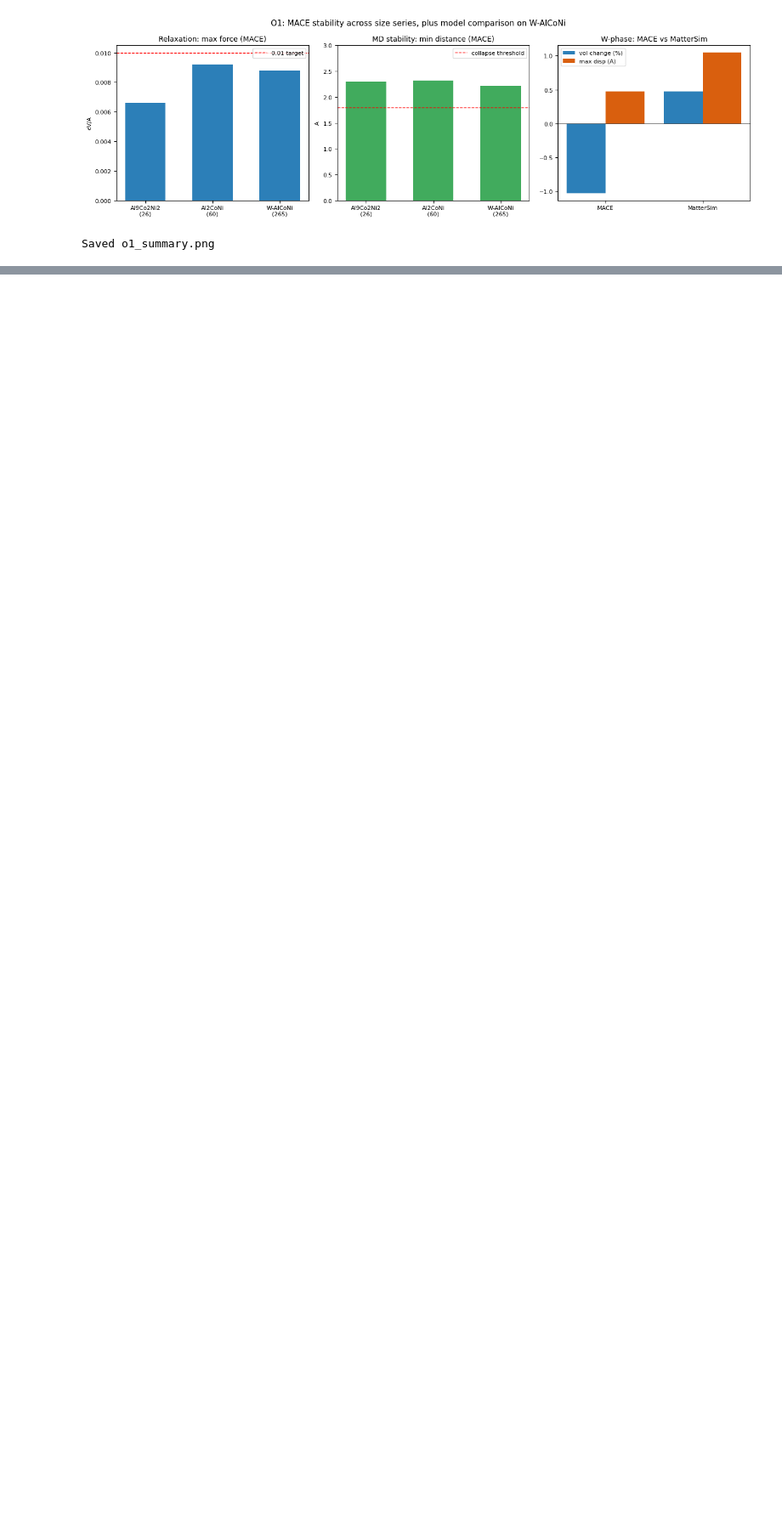
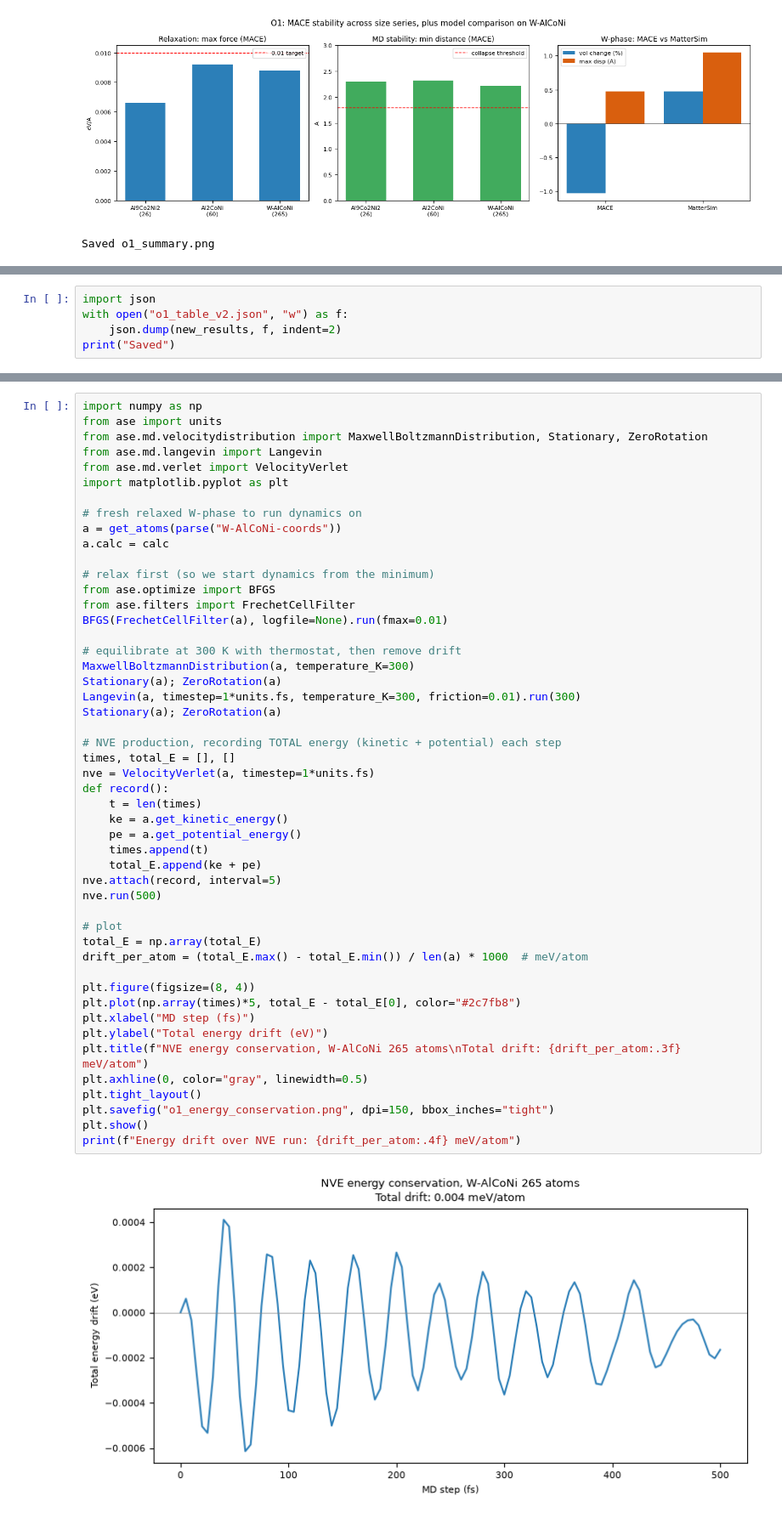
Before and after one commit to contactrameezraja/quasicrystal-mace, a Jupyter notebook: O1_Structure.ipynb, the cells around one changed output, grey strips where cells are left out. Shown at 85% size. Drawn from its saved outputs; the diff is of its cells as text; blank space fills up the shorter version.

Commit message:
O1 complete: SevenNet and MatterSim notebooks, final 3-model table, energy conservation figure

```diff
--- a/O1_Structure.ipynb
+++ b/O1_Structure.ipynb
@@ -797,0 +973,5 @@ Saved o1_summary.png
+# %%
+import json
+with open("o1_table_v2.json", "w") as f:
+    json.dump(new_results, f, indent=2)
+print("Saved")
@@ -797,0 +1008,51 @@ Saved o1_summary.png
+# %%
+import numpy as np
+from ase import units
+from ase.md.velocitydistribution import MaxwellBoltzmannDistribution, Stationary, ZeroRotation
+from ase.md.langevin import Langevin
+from ase.md.verlet import VelocityVerlet
+import matplotlib.pyplot as plt
+
+# fresh relaxed W-phase to run dynamics on
+a = get_atoms(parse("W-AlCoNi-coords"))
+a.calc = calc
+
+# relax first (so we start dynamics from the minimum)
+from ase.optimize import BFGS
+from ase.filters import FrechetCellFilter
+BFGS(FrechetCellFilter(a), logfile=None).run(fmax=0.01)
+
+# equilibrate at 300 K with thermostat, then remove drift
+MaxwellBoltzmannDistribution(a, temperature_K=300)
+Stationary(a); ZeroRotation(a)
+Langevin(a, timestep=1*units.fs, temperature_K=300, friction=0.01).run(300)
+Stationary(a); ZeroRotation(a)
+
+# NVE production, recording TOTAL energy (kinetic + potential) each step
+times, total_E = [], []
+nve = VelocityVerlet(a, timestep=1*units.fs)
+def record():
+    t = len(times)
+    ke = a.get_kinetic_energy()
+    pe = a.get_potential_energy()
+    times.append(t)
+    total_E.append(ke + pe)
+nve.attach(record, interval=5)
+nve.run(500)
+
+# plot
+total_E = np.array(total_E)
+drift_per_atom = (total_E.max() - total_E.min()) / len(a) * 1000  # meV/atom
+
+plt.figure(figsize=(8, 4))
+plt.plot(np.array(times)*5, total_E - total_E[0], color="#2c7fb8")
+plt.xlabel("MD step (fs)")
+plt.ylabel("Total energy drift (eV)")
+plt.title(f"NVE energy conservation, W-AlCoNi 265 atoms\nTotal drift: {drift_per_atom:.3f} meV/atom")
+plt.axhline(0, color="gray", linewidth=0.5)
+plt.tight_layout()
+plt.savefig("o1_energy_conservation.png", dpi=150, bbox_inches="tight")
+plt.show()
+print(f"Energy drift over NVE run: {drift_per_atom:.4f} meV/atom")
+# %% [output]
+[figure, added]
```
Also changed, not shown: parts of 11 cells of this notebook, 7 other files.
